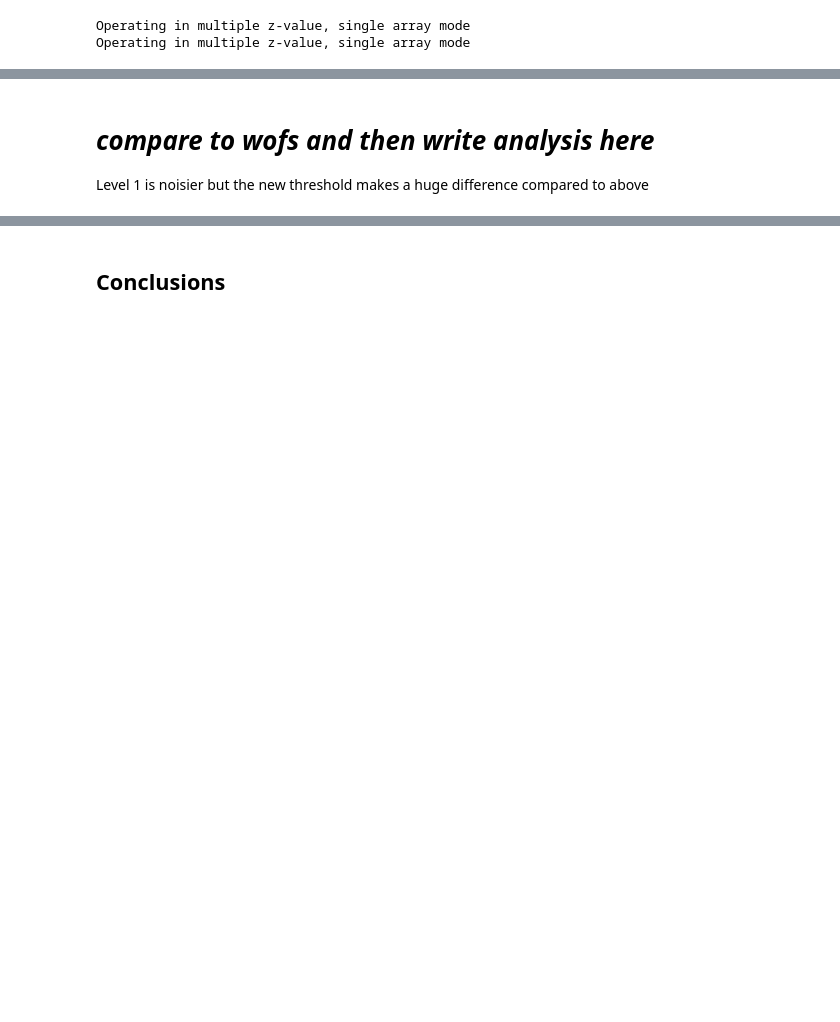
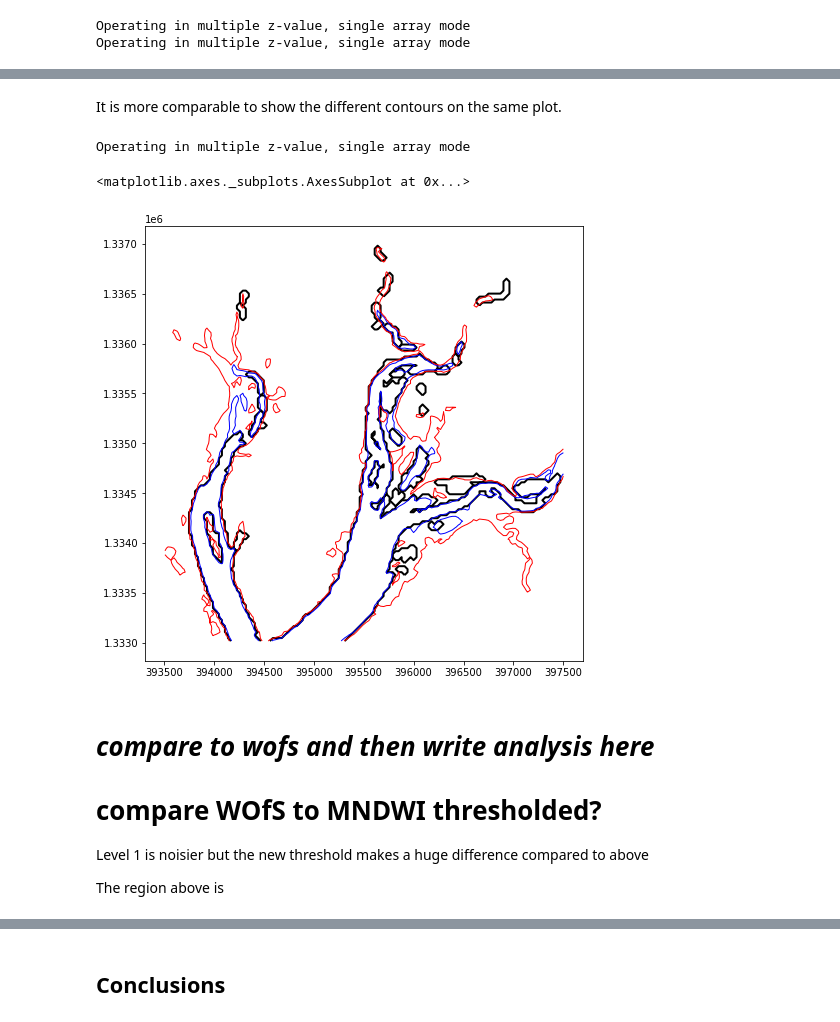
Before and after one commit to eefaye/deafrica-sandbox-notebooks, a Jupyter notebook: MNDWI Comparison - 7 July/Extended2_Level 1 Level 2 Comparison - MNDWI.ipynb, the cells around one changed output, grey strips where cells are left out. Saved outputs shown, nothing was run; the diff lists cells and outputs as text; code cells hidden in the pictures; blank space fills up the shorter version.

```diff
--- a/MNDWI Comparison - 7 July/Extended2_Level 1 Level 2 Comparison - MNDWI.ipynb
+++ b/MNDWI Comparison - 7 July/Extended2_Level 1 Level 2 Comparison - MNDWI.ipynb
@@ -528,4 +484,21 @@ plt.tight_layout()
+# %% [markdown]
+It is more comparable to show the different contours on the same plot.
+# %%
+wofs_contour = wofs.water.sel(x = slice(contour_xmin, contour_xmax), y = slice(contour_ymax, contour_ymin))
+wofs_contours_gdf = subpixel_contours(da = wofs_contour, z_values = 1, crs = wofs.crs, min_vertices = 10)
+
+wofs_contours_gdf.plot(linewidth=2.0, color='black', figsize = (8, 8))
+l2_contours_gdf.plot(ax = plt.gca(), linewidth=1.0, color='blue')
+l1_contours_gdf.plot(ax = plt.gca(), linewidth=1.0, color='red')
+# %% [output]
+Operating in multiple z-value, single array mode
+<matplotlib.axes._subplots.AxesSubplot at 0x...>
+[figure, added]
 # %% [markdown]
 # *compare to wofs and then write analysis here*
 
+# compare WOfS to MNDWI thresholded?
+
 Level 1 is noisier but the new threshold makes a huge difference compared to above
+
+The region above is
```
Also changed, not shown: parts of 15 cells of this notebook.
